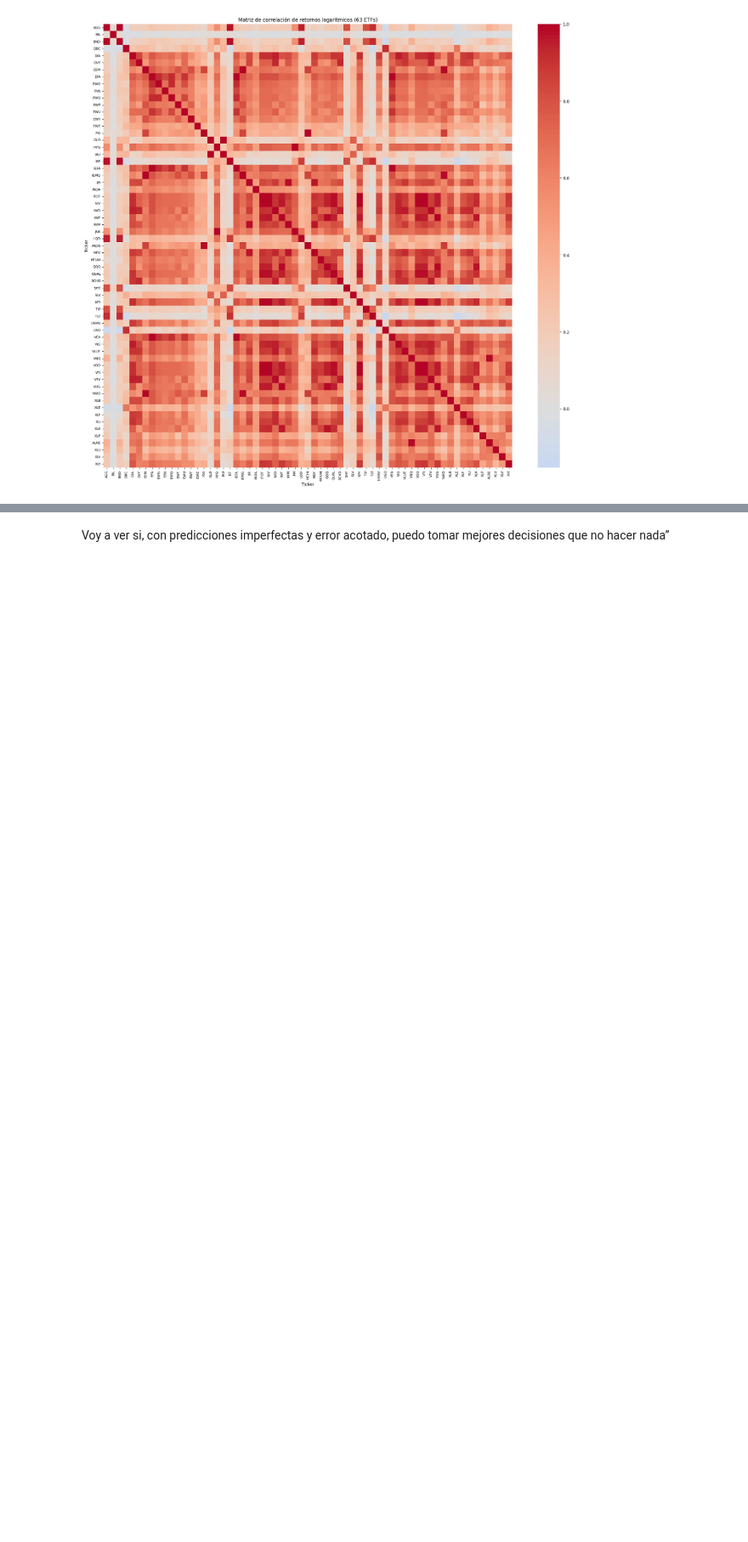
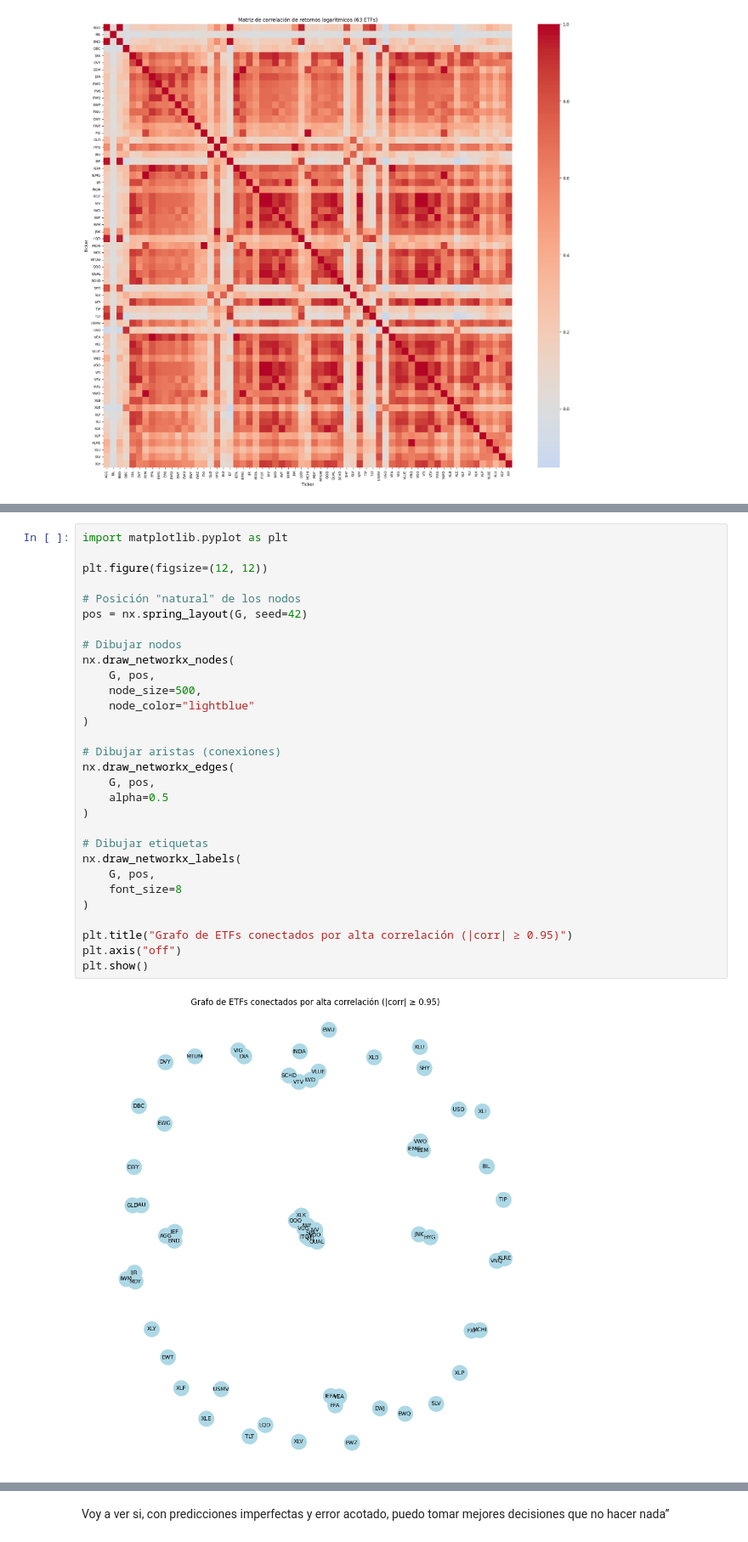
Before and after one commit to aleellord/TFM, a Jupyter notebook: 1.Preprocesado/01_datos_iniciales.ipynb, the cells around one changed output, grey strips where cells are left out. Shown at 85% size. Cells and saved outputs as stored; diff of their text form; blank space fills up the shorter version.

```diff
--- a/1.Preprocesado/01_datos_iniciales.ipynb
+++ b/1.Preprocesado/01_datos_iniciales.ipynb
@@ -423,0 +429,32 @@ for i in corr.columns:
+# %%
+import matplotlib.pyplot as plt
+
+plt.figure(figsize=(12, 12))
+
+# Posición "natural" de los nodos
+pos = nx.spring_layout(G, seed=42)
+
+# Dibujar nodos
+nx.draw_networkx_nodes(
+    G, pos,
+    node_size=500,
+    node_color="lightblue"
+)
+
+# Dibujar aristas (conexiones)
+nx.draw_networkx_edges(
+    G, pos,
+    alpha=0.5
+)
+
+# Dibujar etiquetas
+nx.draw_networkx_labels(
+    G, pos,
+    font_size=8
+)
+
+plt.title("Grafo de ETFs conectados por alta correlación (|corr| ≥ 0.95)")
+plt.axis("off")
+plt.show()
+# %% [output]
+[figure, added]
```
Also changed, not shown: parts of 7 cells of this notebook, 1 other file.
